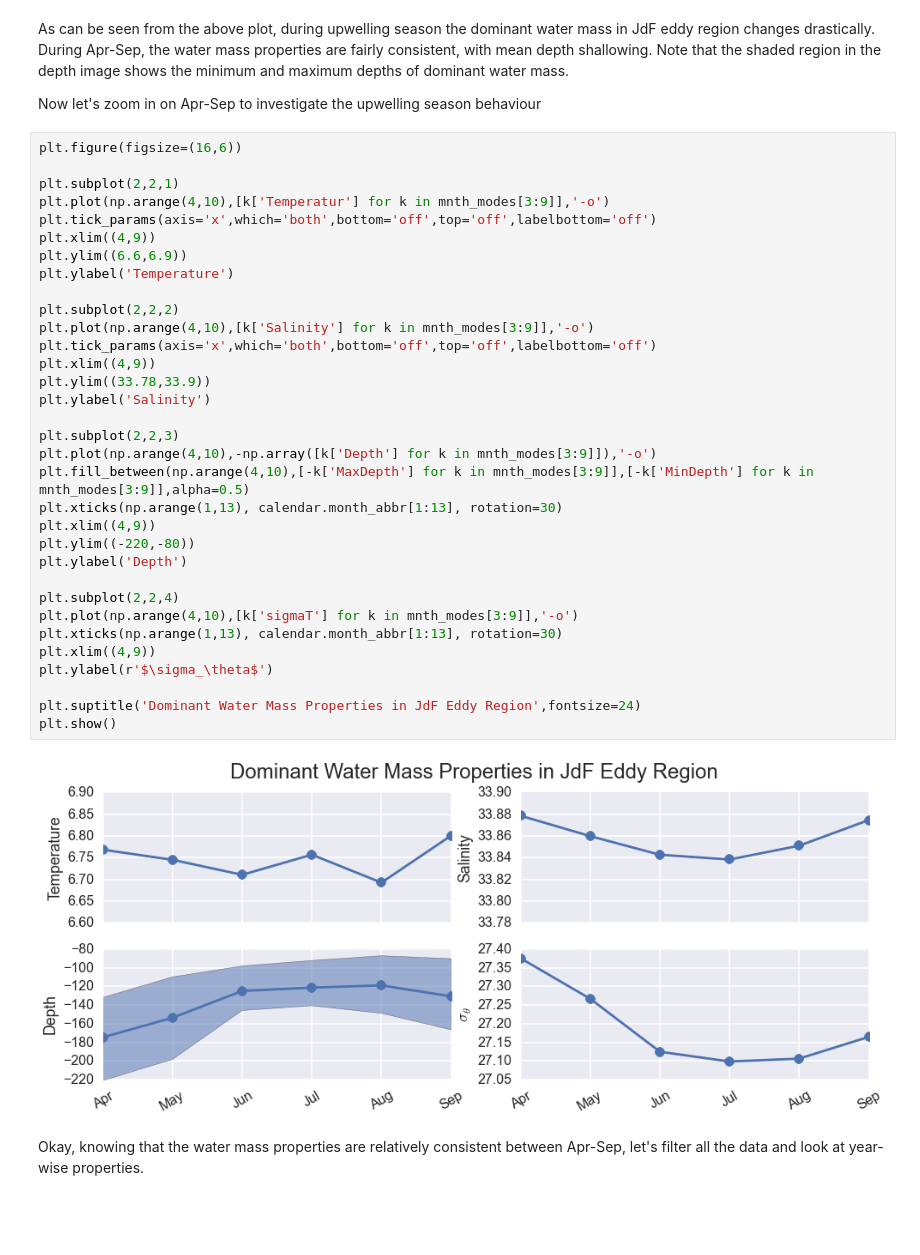
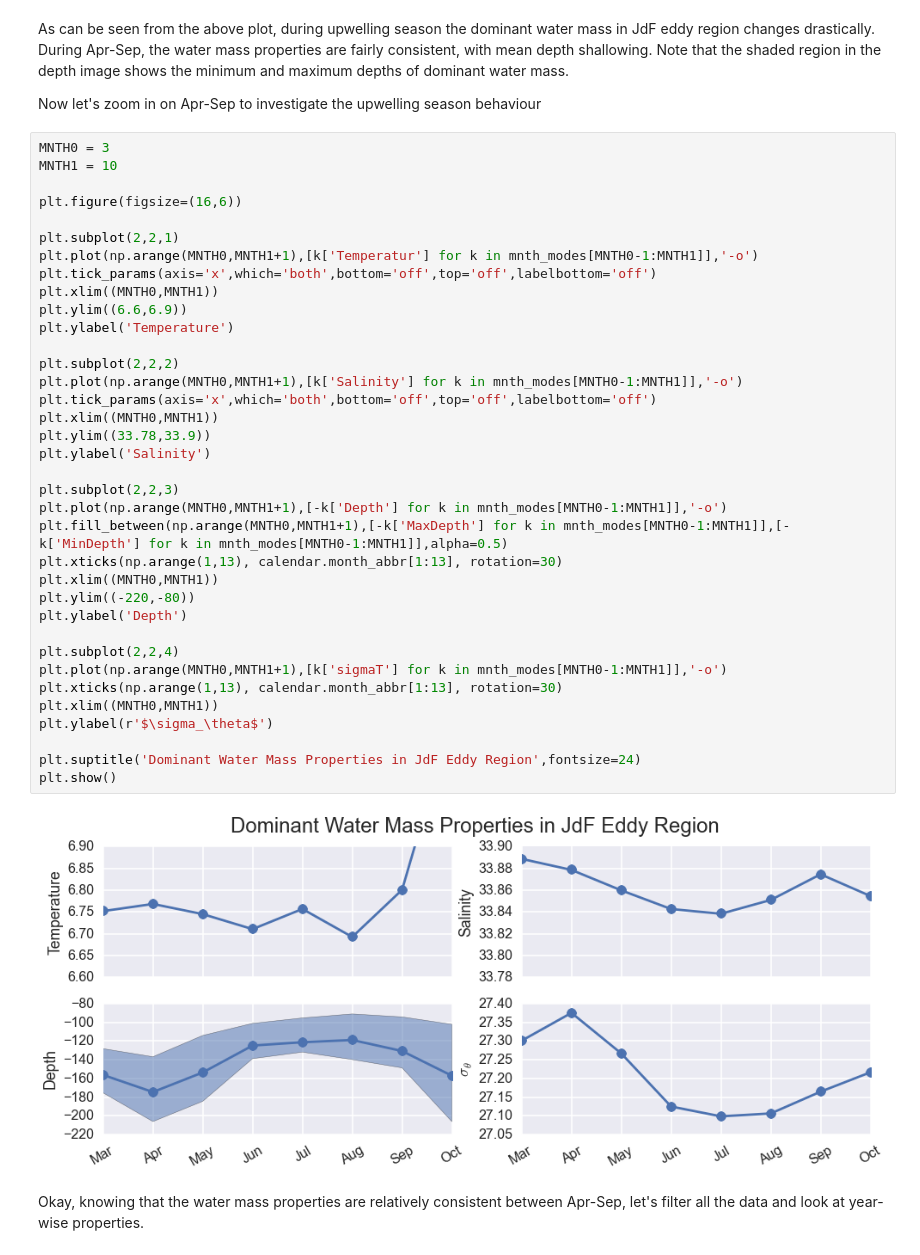
Before and after one commit to UBC-MOAD/falkor_upwelling, a Jupyter notebook: 1_Notebooks/NOAA_eddy_water_variability.ipynb, the cells around one changed output. Drawn from its saved outputs; the diff is of its cells as text; blank space fills up the shorter version.

```diff
--- a/1_Notebooks/NOAA_eddy_water_variability.ipynb
+++ b/1_Notebooks/NOAA_eddy_water_variability.ipynb
@@ -387,40 +388,43 @@ As can be seen from the above plot, during upwelling season the dominant water m
 
 Now let's zoom in on Apr-Sep to investigate the upwelling season behaviour
 # %%
+MNTH0 = 3
+MNTH1 = 10
+
 plt.figure(figsize=(16,6))
 
 plt.subplot(2,2,1)
-plt.plot(np.arange(4,10),[k['Temperatur'] for k in mnth_modes[3:9]],'-o')
+plt.plot(np.arange(MNTH0,MNTH1+1),[k['Temperatur'] for k in mnth_modes[MNTH0-1:MNTH1]],'-o')
 plt.tick_params(axis='x',which='both',bottom='off',top='off',labelbottom='off')
-plt.xlim((4,9))
+plt.xlim((MNTH0,MNTH1))
 plt.ylim((6.6,6.9))
 plt.ylabel('Temperature')
 
 plt.subplot(2,2,2)
-plt.plot(np.arange(4,10),[k['Salinity'] for k in mnth_modes[3:9]],'-o')
+plt.plot(np.arange(MNTH0,MNTH1+1),[k['Salinity'] for k in mnth_modes[MNTH0-1:MNTH1]],'-o')
 plt.tick_params(axis='x',which='both',bottom='off',top='off',labelbottom='off')
-plt.xlim((4,9))
+plt.xlim((MNTH0,MNTH1))
 plt.ylim((33.78,33.9))
 plt.ylabel('Salinity')
 
 plt.subplot(2,2,3)
-plt.plot(np.arange(4,10),-np.array([k['Depth'] for k in mnth_modes[3:9]]),'-o')
-plt.fill_between(np.arange(4,10),[-k['MaxDepth'] for k in mnth_modes[3:9]],[-k['MinDepth'] for k in mnth_modes[3:9]],alpha=0.5)
+plt.plot(np.arange(MNTH0,MNTH1+1),[-k['Depth'] for k in mnth_modes[MNTH0-1:MNTH1]],'-o')
+plt.fill_between(np.arange(MNTH0,MNTH1+1),[-k['MaxDepth'] for k in mnth_modes[MNTH0-1:MNTH1]],[-k['MinDepth'] for k in mnth_modes[MNTH0-1:MNTH1]],alpha=0.5)
 plt.xticks(np.arange(1,13), calendar.month_abbr[1:13], rotation=30)
-plt.xlim((4,9))
+plt.xlim((MNTH0,MNTH1))
 plt.ylim((-220,-80))
 plt.ylabel('Depth')
 
 plt.subplot(2,2,4)
-plt.plot(np.arange(4,10),[k['sigmaT'] for k in mnth_modes[3:9]],'-o')
+plt.plot(np.arange(MNTH0,MNTH1+1),[k['sigmaT'] for k in mnth_modes[MNTH0-1:MNTH1]],'-o')
 plt.xticks(np.arange(1,13), calendar.month_abbr[1:13], rotation=30)
-plt.xlim((4,9))
+plt.xlim((MNTH0,MNTH1))
 plt.ylabel(r'$\sigma_\theta$')
 
 plt.suptitle('Dominant Water Mass Properties in JdF Eddy Region',fontsize=24)
 plt.show()
 # %% [output]
-[figure, old version]
+[figure, new version]
 # %% [markdown]
 Okay, knowing that the water mass properties are relatively consistent between Apr-Sep, let's filter all the data and look at year-wise properties.
 # %%
```
Also changed, not shown: parts of 4 cells of this notebook.
